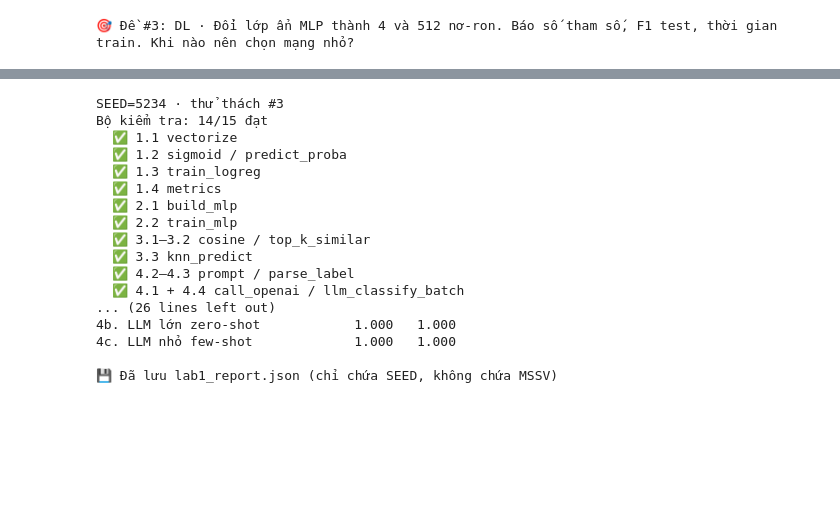
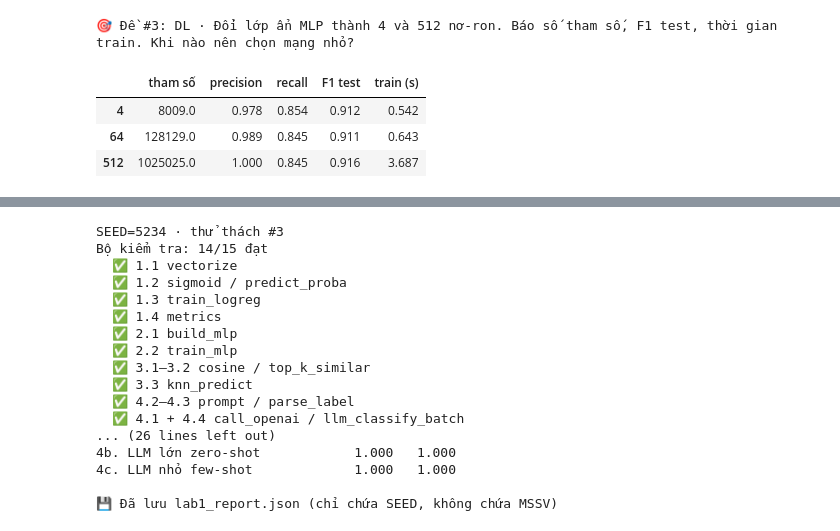
Before and after one commit to haiquanng/K5-L3B-Day01-NguyenVanHaiQuan-2A202603994-LLMFoundation, a Jupyter notebook: src/day01_spam_ml_dl_embedding_llm.ipynb, the cells around one changed output, grey strips where cells are left out. Saved outputs shown, nothing was run; the diff lists cells and outputs as text; code cells hidden in the pictures; blank space fills up the shorter version.

```diff
--- a/src/day01_spam_ml_dl_embedding_llm.ipynb
+++ b/src/day01_spam_ml_dl_embedding_llm.ipynb
@@ -1552,6 +1552,31 @@ print(f"🎯 Đề #{MY_CHALLENGE + 1}:", CHALLENGES[MY_CHALLENGE])
 🎯 Đề #3: DL · Đổi lớp ẩn MLP thành 4 và 512 nơ-ron. Báo số tham số, F1 test, thời gian train. Khi nào nên chọn mạng nhỏ?
 # %%
 # ✏️ Code thử thách của bạn ở đây
+results = {}
+for hidden in [4, 64, 512]:
+    torch.manual_seed(SEED)
+    model = build_mlp(X_tr.shape[1], hidden)
+
+    t0 = time.perf_counter()
+    train_mlp(model, X_tr, y_tr, X_va, y_va, epochs=30)
+    train_s = time.perf_counter() - t0
+
+    pred = predict_mlp(model, X_te)
+    m = metrics(y_te, pred)
+    results[hidden] = {
+        "tham số":   sum(p.numel() for p in model.parameters()),
+        "precision": m["precision"],
+        "recall":    m["recall"],
+        "F1 test":   m["f1"],
+        "train (s)": train_s,
+    }
+
+pd.DataFrame(results).T.round(3)
+# %% [output]
+|  | tham số | precision | recall | F1 test | train (s) |
+| 4 | 8009.0 | 0.978 | 0.854 | 0.912 | 0.542 |
+| 64 | 128129.0 | 0.989 | 0.845 | 0.911 | 0.643 |
+| 512 | 1025025.0 | 1.000 | 0.845 | 0.916 | 3.687 |
 # %% [markdown]
 **Kết quả & giải thích thử thách:**
 > *Trả lời của bạn:*
```
Also changed, not shown: parts of 2 cells of this notebook, 1 other file.
